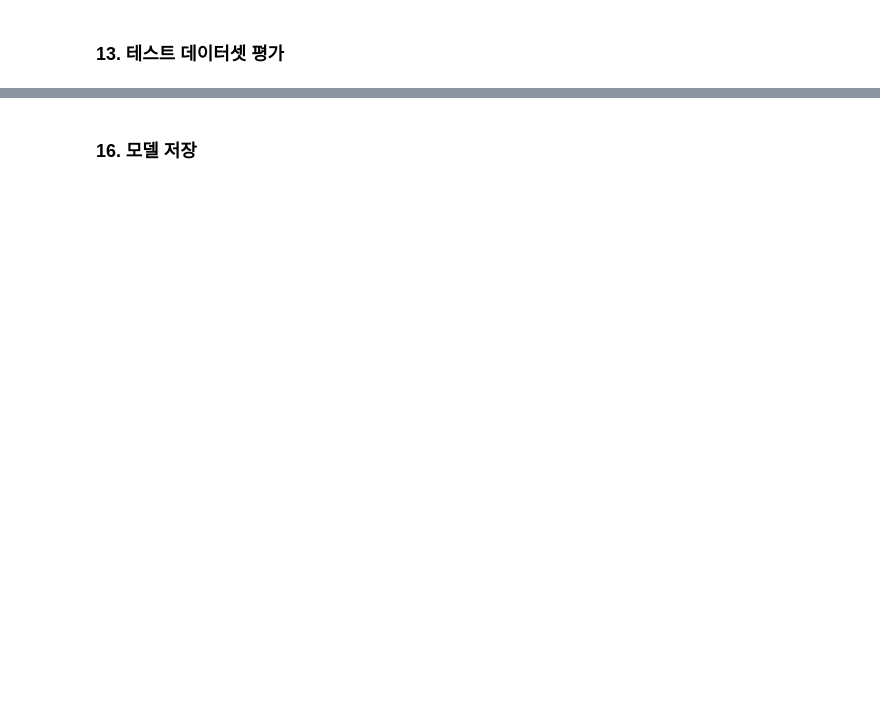
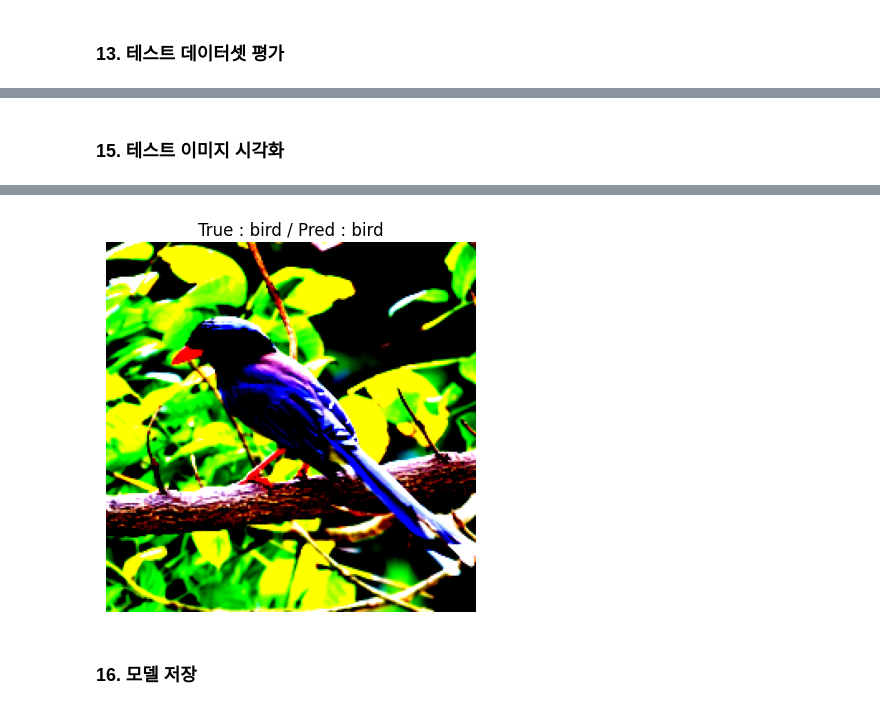
Before and after one commit to Kim-Ye-Sung/iot-python-2026, a Jupyter notebook: day10/ex35_pytorch_pretrained.ipynb, the cells around one changed output, grey strips where cells are left out. Drawn from its saved outputs; the diff is of its cells as text; code cells hidden in the pictures; blank space fills up the shorter version.

```diff
--- a/day10/ex35_pytorch_pretrained.ipynb
+++ b/day10/ex35_pytorch_pretrained.ipynb
@@ -333,11 +334,13 @@ torch.Size([16, 3, 224, 224])
 torch.Size([16])
 # %% [markdown]
 ### 12. 학습
+# %%
+model = model.to(device)
 # %%
 for epoch in range(num_epoch):
     model.train()
 
-    train_loss = 0
+    train_loss = 0.0
     train_correct = 0
     train_total = 0
 
@@ -345,23 +348,24 @@ for epoch in range(num_epoch):
         images = images.to(device)
         labels = labels.to(device)
 
+        optimizer.zero_grad()
+
         outputs = model(images)
 
         loss = loss_fn(outputs, labels)
 
-        optimizer.zero_grad()
         loss.backward()
         optimizer.step()
 
         train_loss += loss.item()
 
-        _, predicted = torch.max(outputs,1)
+        _, predicted = torch.max(outputs, 1)
 
         train_correct += (predicted == labels).sum().item()
         train_total += labels.size(0)
 
     avg_loss = train_loss / len(train_loader)
-    accuracy = train_correct/train_total
+    accuracy = train_correct / train_total
 
     print(f'Epoch [{epoch+1:2d}/{num_epoch:2d}]')
     print(f'Train Loss : {train_loss:.4f}')
@@ -479 +486,26 @@ print('Done!')
 Done!
+# %% [markdown]
+### 15. 테스트 이미지 시각화
+# %%
+import matplotlib.pyplot as plt
+
+images, labels = next(iter(test_loader))
+
+image = images[15]
+label = labels[15]
+
+input_batch = image.unsqueeze(0).to(device)
+
+model.eval()
+
+with torch.no_grad():
+    output = model(input_batch)
+    pred = torch.argmax(output, 1).item()
+
+image_np = image.permute(1, 2, 0).numpy()
+
+plt.imshow(image_np)
+plt.title(f'True : {test_dataset.classes[label]} / Pred : {test_dataset.classes[pred]}')
+plt.axis('off')
+plt.show()
+# %% [output]
@@ -480,3 +513,4 @@ Done!
+[figure, added]
 # %% [markdown]
 ### 16. 모델 저장
 # %%
```
Also changed, not shown: parts of 16 cells of this notebook, 1 other file.
